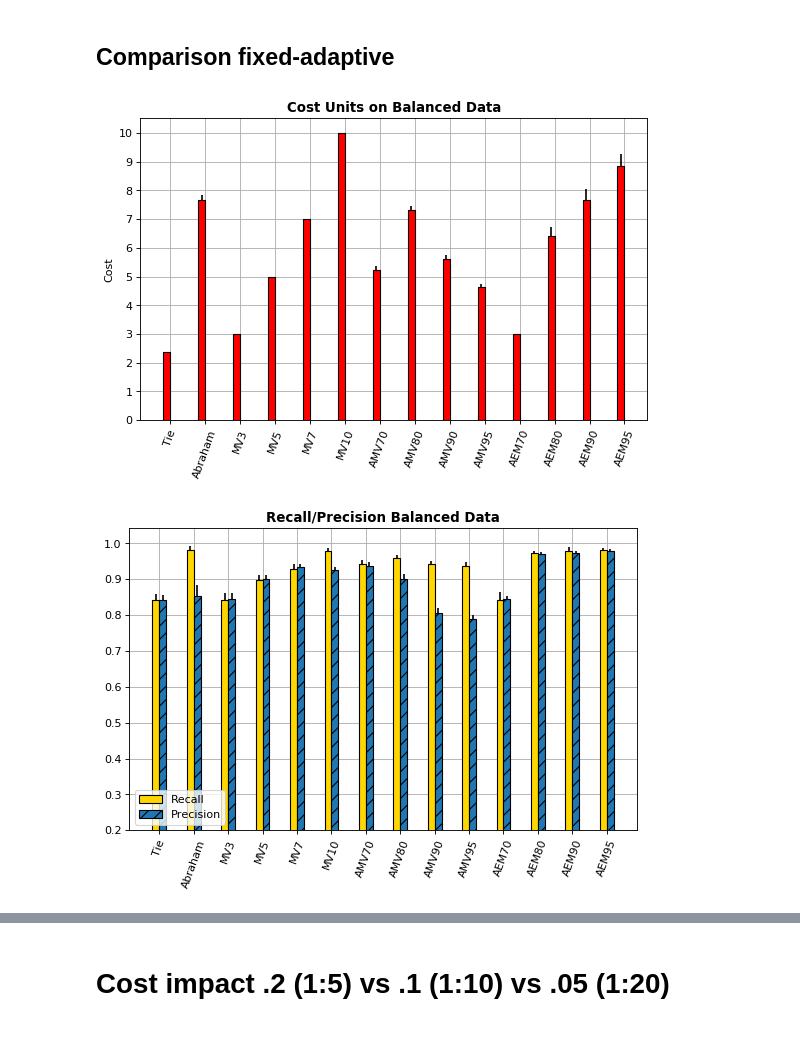
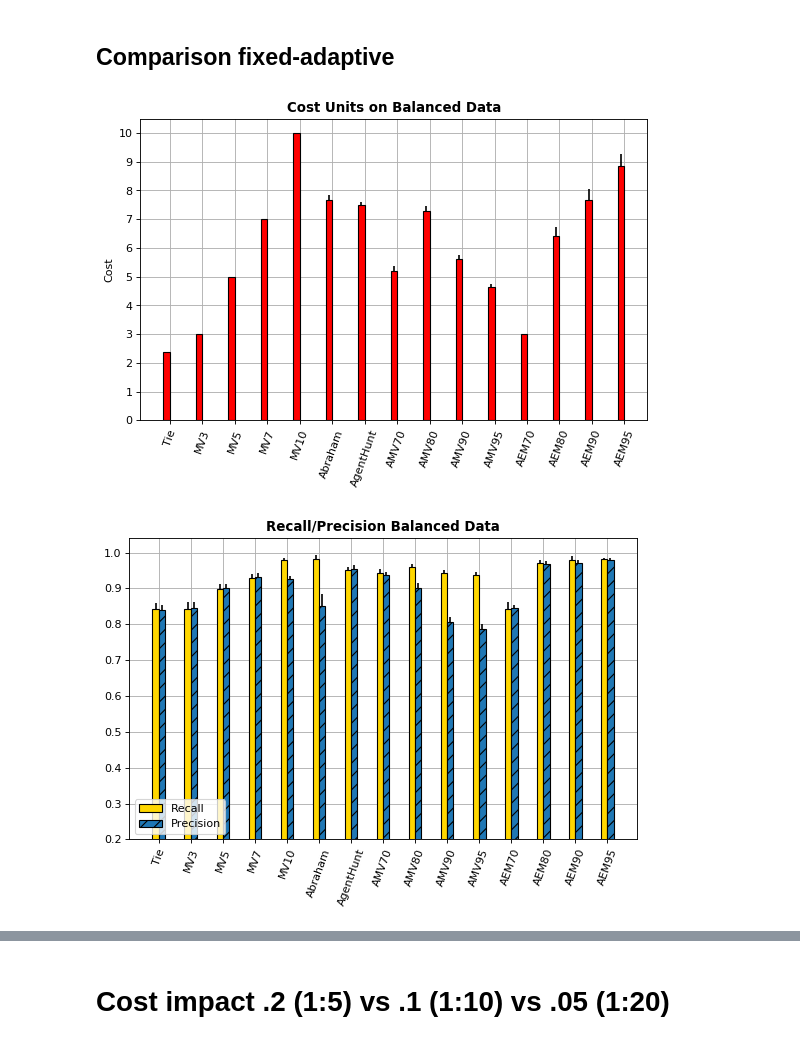
Before and after one commit to pmaglione/classification_model, a Jupyter notebook: charts.ipynb, the cells around one changed output, grey strips where cells are left out. Drawn from its saved outputs; the diff is of its cells as text; code cells hidden in the pictures.

Commit message:
New results and charts

```diff
--- a/charts.ipynb
+++ b/charts.ipynb
@@ -6,7 +6,7 @@ import matplotlib.pyplot as plt
 import numpy as np
 import random
 # %%
-def get_approaches_results(datasets, column_mean, column_std, group_by_th = False):
+def get_approaches_results(datasets, column_mean, column_std, group_by_th = False, items_num = 1000):
     mean = []
     std = []
     #initial
@@ -16,10 +16,10 @@ def get_approaches_results(datasets, column_mean, column_std, group_by_th = Fals
             for data in datasets:
                 data = data[data["threshold"]==th]
                 if(column_mean == 'cost'):
-                    vals = data[column_mean]/data['cost_ratio'][0]/1000
+                    vals = data[column_mean]/data['cost_ratio'][0]/items_num
                     for v in vals:
                         mean.append(v)
-                    vals_std = data[column_std]/data['cost_ratio'][0]/1000
+                    vals_std = data[column_std]/data['cost_ratio'][0]/items_num
                     for s in vals_std:
                         std.append(s)
                 else:
@@ -32,10 +32,10 @@ def get_approaches_results(datasets, column_mean, column_std, group_by_th = Fals
     else:
         for data in datasets:
             if(column_mean == 'cost'):
-                vals = data[column_mean]/data['cost_ratio']/1000
+                vals = data[column_mean]/data['cost_ratio']/items_num
                 for v in vals:
                     mean.append(v)
-                vals_std = data[column_std]/data['cost_ratio']/1000
+                vals_std = data[column_std]/data['cost_ratio']/items_num
                 for s in vals_std:
                     std.append(s)
             else:
@@ -117,29 +106,33 @@ from IPython.core import display as ICD
 data_mv = pd.read_csv('./results/simulated_dataset/all_combinations_results_mv.csv')
 data_tie = pd.read_csv('./results/simulated_dataset/all_combinations_results_break_tie.csv')
 data_abraham = pd.read_csv('./results/abraham/results_cs_es_varied.csv')
+data_agenthunt = pd.read_csv('./results/agenthunt/simulated_datasets_results.csv')
 adaptive = pd.read_csv('./results/simulated_dataset/all_combinations_results_adaptive.csv')
 
 abraham_c = 2
 abraham_e = 0.2
 
+
+cr = 0.05
+
 data_bal = 0.5
-cr = 0.05
 mv = data_mv[data_mv['data_bal']==data_bal]
 tie = data_tie[data_tie['data_bal']==data_bal]
 abraham = data_abraham[data_abraham['data_bal']==data_bal][data_abraham['c']==abraham_c][data_abraham['e']==abraham_e]
+agenthunt = data_agenthunt[data_agenthunt['data_bal']==data_bal]
 adaptive_mv = adaptive[adaptive['class_fn']=='majority_voting'][adaptive['decision_fn']=='decision_function_mv'] \
-[adaptive['data_bal']==data_bal][adaptive['cost_ratio']==cr]
+[adaptive['data_bal']==data_bal][adaptive['cost_ratio']==0.05]
 adaptive_bayes = adaptive[adaptive['class_fn']=='majority_voting'][adaptive['decision_fn']=='decision_function_bayes'] \
-[adaptive['data_bal']==data_bal][adaptive['cost_ratio']==cr]
+[adaptive['data_bal']==data_bal][adaptive['cost_ratio']==0.05]
 
-datasets_print = [tie, abraham, mv, adaptive_mv, adaptive_bayes]
+datasets_print = [tie, mv, abraham, agenthunt, adaptive_mv, adaptive_bayes]
 
-items = 14
+items = 15
 ind = np.arange(items)
 width = .2
 xticks_ind = ind + width / 2
 xticks_rotation = 70
-xticks_names = ('Tie', 'Abraham', 'MV3', 'MV5', 'MV7', 'MV10', 'AMV70', 'AMV80', 'AMV90', 'AMV95', 'AEM70', 'AEM80', 'AEM90', 'AEM95')
+xticks_names = ('Tie', 'MV3', 'MV5', 'MV7', 'MV10', 'Abraham', 'AgentHunt', 'AMV70', 'AMV80', 'AMV90', 'AMV95', 'AEM70', 'AEM80', 'AEM90', 'AEM95')
 
 
 #Figure 1
@@ -150,6 +143,7 @@ plt.subplots_adjust(bottom = .05)
 #1)
 plt.subplot(221)
 cost_mean, cost_std = get_approaches_results(datasets_print, "cost", "cost_std")
+
 p1 = plt.bar(ind, cost_mean, width, yerr=cost_std, zorder=3, color='red', edgecolor='black')
 plt.ylabel('Cost')
 plt.title('Cost Units on Balanced Data', fontweight="bold")
@@ -182,15 +176,16 @@ plt.show()
 #3)
 plt.figure(num=3, figsize=(18, 10), dpi=80, facecolor='w', edgecolor='k')
 plt.subplots_adjust(bottom = .05)
-data_val = 0.3
-mv = data_mv[data_mv['data_bal']==data_val]
-tie = data_tie[data_tie['data_bal']==data_val]
-abraham = data_abraham[data_abraham['data_bal']==data_val][data_abraham['c']==abraham_c][data_abraham['e']==abraham_e]
+
+data_bal = 0.3
+mv = data_mv[data_mv['data_bal']==data_bal]
+tie = data_tie[data_tie['data_bal']==data_bal]
+abraham = data_abraham[data_abraham['data_bal']==data_bal][data_abraham['c']==abraham_c][data_abraham['e']==abraham_e]
+agenthunt = data_agenthunt[data_agenthunt['data_bal']==data_bal]
 adaptive_mv = adaptive[adaptive['class_fn']=='majority_voting'][adaptive['decision_fn']=='decision_function_mv'] \
-[adaptive['data_bal']==data_val][adaptive['cost_ratio']==0.05]
+[adaptive['data_bal']==data_bal][adaptive['cost_ratio']==0.05]
 adaptive_bayes = adaptive[adaptive['class_fn']=='majority_voting'][adaptive['decision_fn']=='decision_function_bayes'] \
-[adaptive['data_bal']==data_val][adaptive['cost_ratio']==0.05]
-datasets_print = [tie, abraham, mv, adaptive_mv, adaptive_bayes]
+[adaptive['data_bal']==data_bal][adaptive['cost_ratio']==0.05]
 
 plt.subplot(221)
 precision_mean, precision_std = get_approaches_results(datasets_print, "precision", "precision_std")
@@ -201,39 +196,41 @@ plt.legend((p1[0], p2[1]), ('Recall', 'Precision'), loc=3)
 plt.title('Recall/Precision Unbalanced Data 30%', fontweight="bold")
 plt.xticks(xticks_ind, xticks_names, rotation=xticks_rotation)
 plt.grid(zorder=0)
 plt.yticks(np.arange(0,1.01,.1))
 plt.gca().set_ylim(bottom=0.2)
 plt.savefig("./charts/unbalanced_data_30_quality", bbox_inches = 'tight', pad_inches = 0)
 plt.show()
 
 #Unbalanced datasets 10%
 #4)
 plt.figure(num=4, figsize=(18, 10), dpi=80, facecolor='w', edgecolor='k')
 plt.subplots_adjust(bottom = .05)
-data_val = 0.1
-mv = data_mv[data_mv['data_bal']==data_val]
-tie = data_tie[data_tie['data_bal']==data_val]
-abraham = data_abraham[data_abraham['data_bal']==data_val][data_abraham['c']==abraham_c][data_abraham['e']==abraham_e]
+
+data_bal = 0.1
+mv = data_mv[data_mv['data_bal']==data_bal]
+tie = data_tie[data_tie['data_bal']==data_bal]
+abraham = data_abraham[data_abraham['data_bal']==data_bal][data_abraham['c']==abraham_c][data_abraham['e']==abraham_e]
+agenthunt = data_agenthunt[data_agenthunt['data_bal']==data_bal]
 adaptive_mv = adaptive[adaptive['class_fn']=='majority_voting'][adaptive['decision_fn']=='decision_function_mv'] \
-[adaptive['data_bal']==data_val][adaptive['cost_ratio']==0.05]
+[adaptive['data_bal']==data_bal][adaptive['cost_ratio']==0.05]
 adaptive_bayes = adaptive[adaptive['class_fn']=='majority_voting'][adaptive['decision_fn']=='decision_function_bayes'] \
-[adaptive['data_bal']==data_val][adaptive['cost_ratio']==0.05]
+[adaptive['data_bal']==data_bal][adaptive['cost_ratio']==0.05]
 
-datasets_print = [tie, abraham, mv, adaptive_mv, adaptive_bayes]
+datasets_print = [tie, mv, abraham, agenthunt, adaptive_mv, adaptive_bayes]
 
 plt.subplot(221)
 precision_mean, precision_std = get_approaches_results(datasets_print, "precision", "precision_std")
 recall_mean, recall_std = get_approaches_results(datasets_print, "recall", "recall_std")
 p1 = plt.bar(ind, recall_mean, width, yerr=recall_std, zorder=3, color='gold', edgecolor='black')
 p2 = plt.bar(ind+width, precision_mean, width, yerr=precision_std, zorder=3, edgecolor='black', hatch="//")
 plt.legend((p1[0], p2[1]), ('Recall', 'Precision'), loc=3)
 plt.title('Recall/Precision Unbalanced Data 10%', fontweight="bold")
 plt.xticks(xticks_ind, xticks_names, rotation=xticks_rotation)
 plt.grid(zorder=0)
 plt.yticks(np.arange(0,1.01,.1))
 plt.gca().set_ylim(bottom=0.2)
 plt.savefig("./charts/unbalanced_data_10_quality", bbox_inches = 'tight', pad_inches = 0)
 plt.show()
 # %% [output]
-[figure, old version]
+[figure, new version]
-[figure, old version]
+[figure, new version]
```
Also changed, not shown: parts of 5 cells of this notebook, 11 other files.
